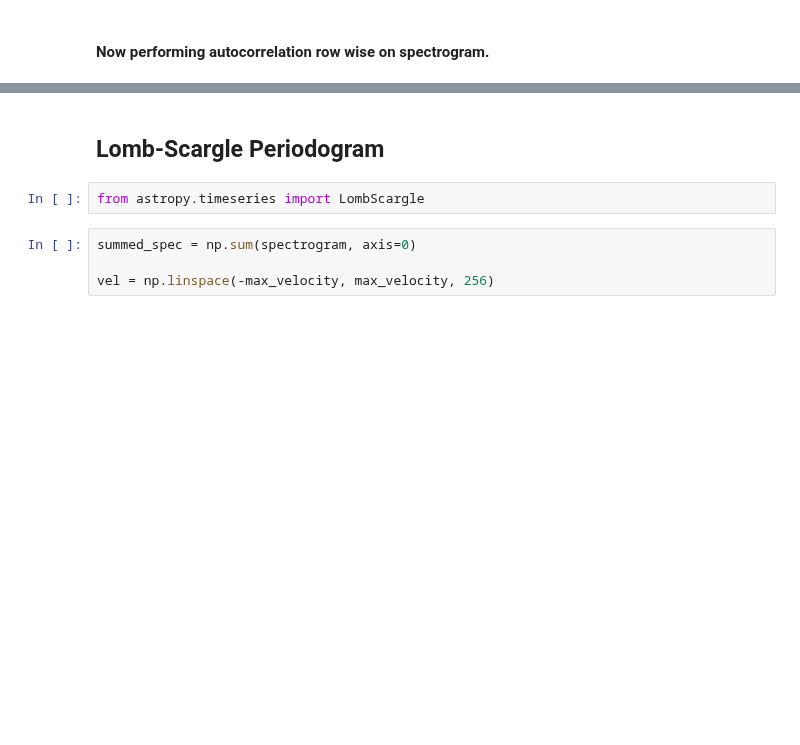
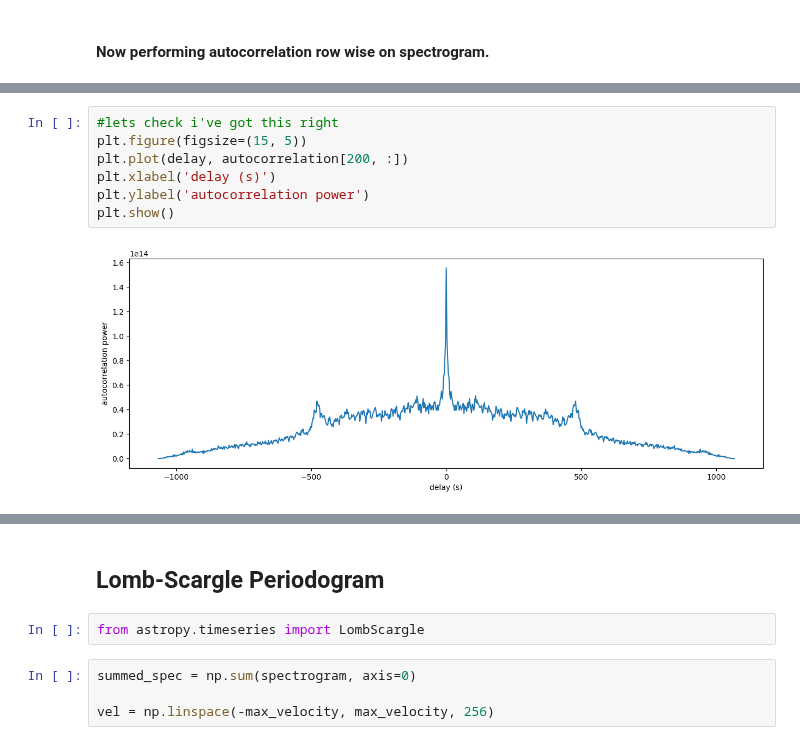
Before and after one commit to phoeberyder/atlas_rb, a Jupyter notebook: period_investigation.ipynb, the cells around one changed output, grey strips where cells are left out. Cells and saved outputs as stored; diff of their text form; blank space fills up the shorter version.

```diff
--- a/period_investigation.ipynb
+++ b/period_investigation.ipynb
@@ -69 +98,10 @@ autocorrelation = np.sum(autocorrelation, axis=1)
+# %%
+#lets check i've got this right
+plt.figure(figsize=(15, 5))
+plt.plot(delay, autocorrelation[200, :])
+plt.xlabel('delay (s)')
+plt.ylabel('autocorrelation power')
+plt.show()
+# %% [output]
+[figure, added]
 # %%
```
Also changed, not shown: parts of 13 cells of this notebook.
